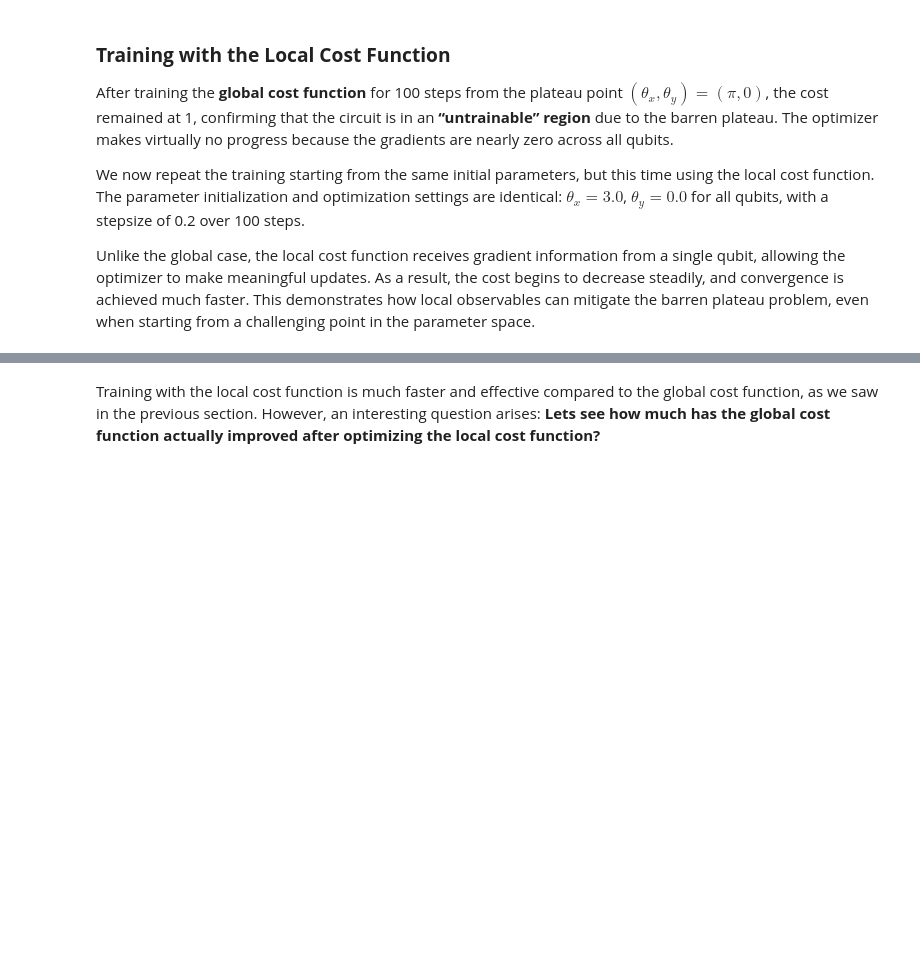
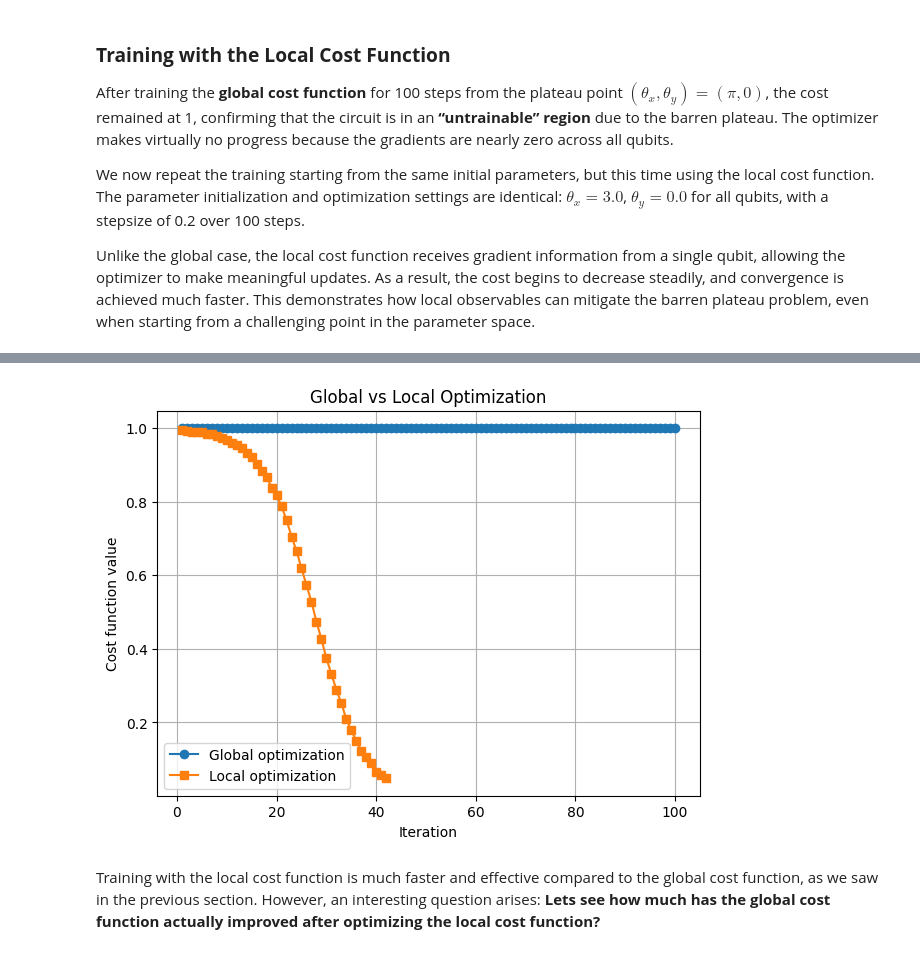
Before and after one commit to ali-tayyab/Reducing-Barren-Plateau-using-Local-Cost-Functions, a Jupyter notebook: code.ipynb, the cells around one changed output, grey strips where cells are left out. Saved outputs shown, nothing was run; the diff lists cells and outputs as text; code cells hidden in the pictures; blank space fills up the shorter version.

```diff
--- a/code.ipynb
+++ b/code.ipynb
@@ -298,3 +365,16 @@ Cost after step    40:  0.0687000
+# %%
+plt.figure(figsize=(7,5))
+plt.plot(range(1, len(cost_history)+1), cost_history, marker="o", label="Global optimization")
+plt.plot(range(1, len(cost_history_local)+1), cost_history_local, marker="s", label="Local optimization")
+
+plt.xlabel("Iteration")
+plt.ylabel("Cost function value")
+plt.title("Global vs Local Optimization")
+plt.legend()
+plt.grid(True)
+plt.show()
+# %% [output]
+[figure, added]
 # %% [markdown]
 Training with the local cost function is much faster and effective compared to the global cost function, as we saw in the previous section. However, an interesting question arises: **Lets see how much has the global cost function actually improved after optimizing the local cost function?**
 # %%
```
Also changed, not shown: parts of 4 cells of this notebook.
